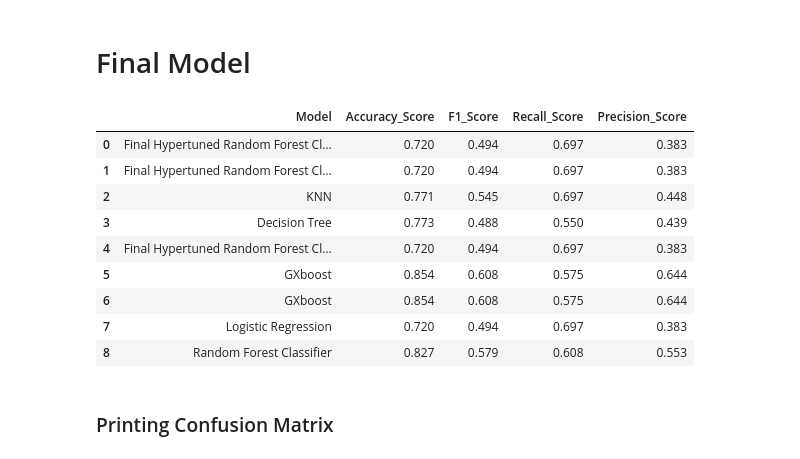
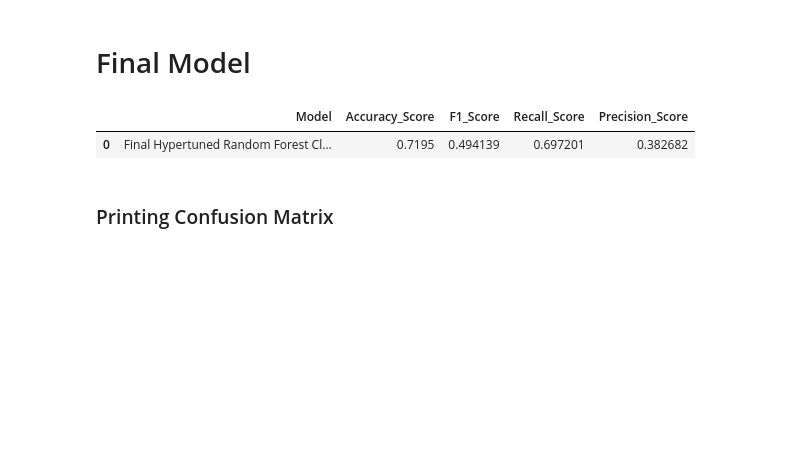
Before and after one commit to quynhnhitran/Predict-Customer-Churn-using-Machine-Learning, a Jupyter notebook: Analysis/models.ipynb, the cells around one changed output. Saved outputs shown, nothing was run; the diff lists cells and outputs as text; code cells hidden in the pictures; blank space fills up the shorter version.

```diff
--- a/Analysis/models.ipynb
+++ b/Analysis/models.ipynb
@@ -385,33 +381,24 @@ Best Params:  {'warm_start': False, 'oob_score': False, 'n_estimators': 200, 'mi
 # %%
 final_clf = RandomForestClassifier(bootstrap=False, criterion='entropy', max_depth=17,
                        min_samples_leaf=6, min_samples_split=10,
                        n_estimators=200, random_state=0, warm_start=False, oob_score=False, max_features='log2')
 final_clf.fit(x_train, y_train)
 pred = clf_lr.predict(x_test)
 
 acc  = accuracy_score(y_test, pred)
 f1   = f1_score(y_test, pred)
 rec  = recall_score(y_test, pred)
 prec = precision_score(y_test, pred)
 cm   = confusion_matrix(y_test, pred)
 
 model_results = pd.DataFrame([['Final Hypertuned Random Forest Classifier', acc, f1, rec, prec]],
                       columns=['Model', 'Accuracy_Score', 'F1_Score', 'Recall_Score', 'Precision_Score'])
 
-results = pd.concat([model_results, results], ignore_index=True)
 
-results
+model_results
 # %% [output]
 |  | Model | Accuracy_Score | F1_Score | Recall_Score | Precision_Score |
-| 0 | Final Hypertuned Random Forest Cl... | 0.720 | 0.494 | 0.697 | 0.383 |
-| 1 | Final Hypertuned Random Forest Cl... | 0.720 | 0.494 | 0.697 | 0.383 |
-| 2 | KNN | 0.771 | 0.545 | 0.697 | 0.448 |
-| 3 | Decision Tree | 0.773 | 0.488 | 0.550 | 0.439 |
-| 4 | Final Hypertuned Random Forest Cl... | 0.720 | 0.494 | 0.697 | 0.383 |
-| 5 | GXboost | 0.854 | 0.608 | 0.575 | 0.644 |
-| 6 | GXboost | 0.854 | 0.608 | 0.575 | 0.644 |
-| 7 | Logistic Regression | 0.720 | 0.494 | 0.697 | 0.383 |
-| 8 | Random Forest Classifier | 0.827 | 0.579 | 0.608 | 0.553 |
+| 0 | Final Hypertuned Random Forest Cl... | 0.7195 | 0.494139 | 0.697201 | 0.382682 |
 # %% [markdown]
 ### Printing Confusion Matrix
 # %%
```
Also changed, not shown: parts of 19 cells of this notebook, 2 other files.
